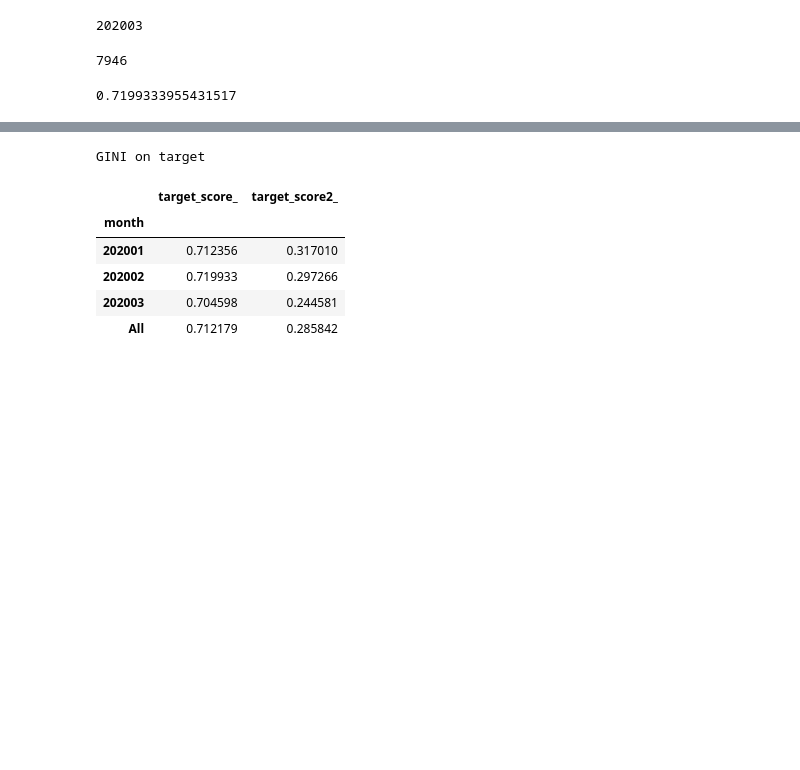
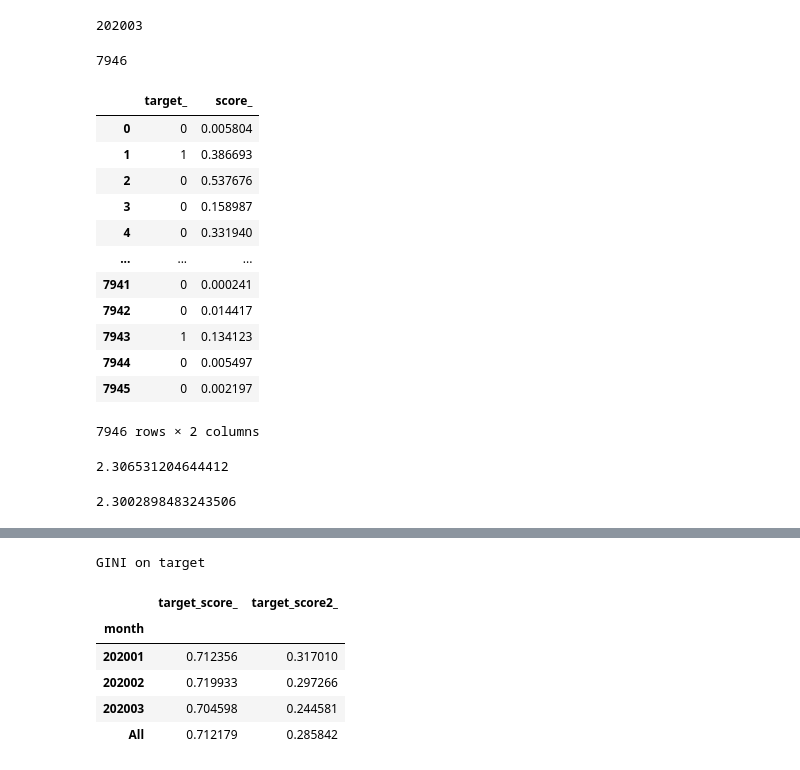
Before and after one commit to Vrboska/mofr, a Jupyter notebook: Testing.ipynb, the cells around one changed output, grey strips where cells are left out. Drawn from its saved outputs; the diff is of its cells as text; code cells hidden in the pictures; blank space fills up the shorter version.

Commit message:
LiftInTime table added

```diff
--- a/Testing.ipynb
+++ b/Testing.ipynb
@@ -454,7 +465,34 @@ def gini_zipped(x):
+# %%
+list_=list(zip(*df['target_score_']))
+target_=list_[0]
+score_=list_[1]
+
+ts=pd.DataFrame(target_, columns=['target_'])
+ts['score_']=score_
+# %%
+ts
+# %% [output]
+|  | target_ | score_ |
+| 0 | 0 | 0.005804 |
+| 1 | 1 | 0.386693 |
+| 2 | 0 | 0.537676 |
+| 3 | 0 | 0.158987 |
+| 4 | 0 | 0.331940 |
+| ... | ... | ... |
+| 7941 | 0 | 0.000241 |
+| 7942 | 0 | 0.014417 |
+| 7943 | 1 | 0.134123 |
+| 7944 | 0 | 0.005497 |
+| 7945 | 0 | 0.002197 |
+7946 rows × 2 columns
+# %%
+metrics.lift(ts['target_'], ts['score_'])
+# %% [output]
+2.306531204644412
 # %%
- metrics.gini(df[df['month']==202002]['target'], df[df['month']==202002]['p_churn'])
+ metrics.lift(df[df['month']==202003]['target'], df[df['month']==202003]['p_churn'])
 # %% [output]
-0.7199333955431517
+2.3002898483243506
 # %%
 df['target_score_']=list(zip(df['target'], df['p_churn']))
 
```
Also changed, not shown: parts of 5 cells of this notebook, 1 other file.
